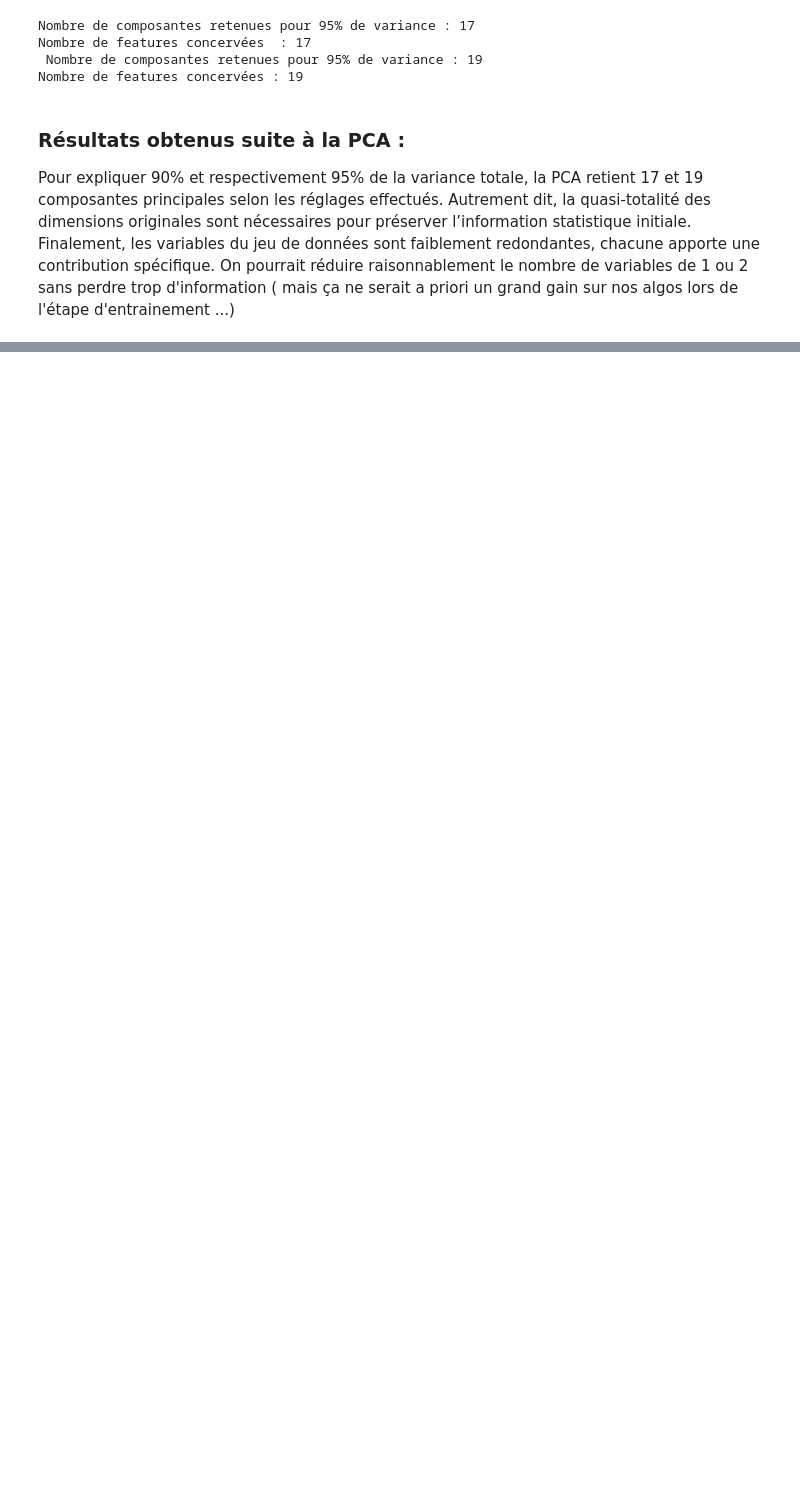
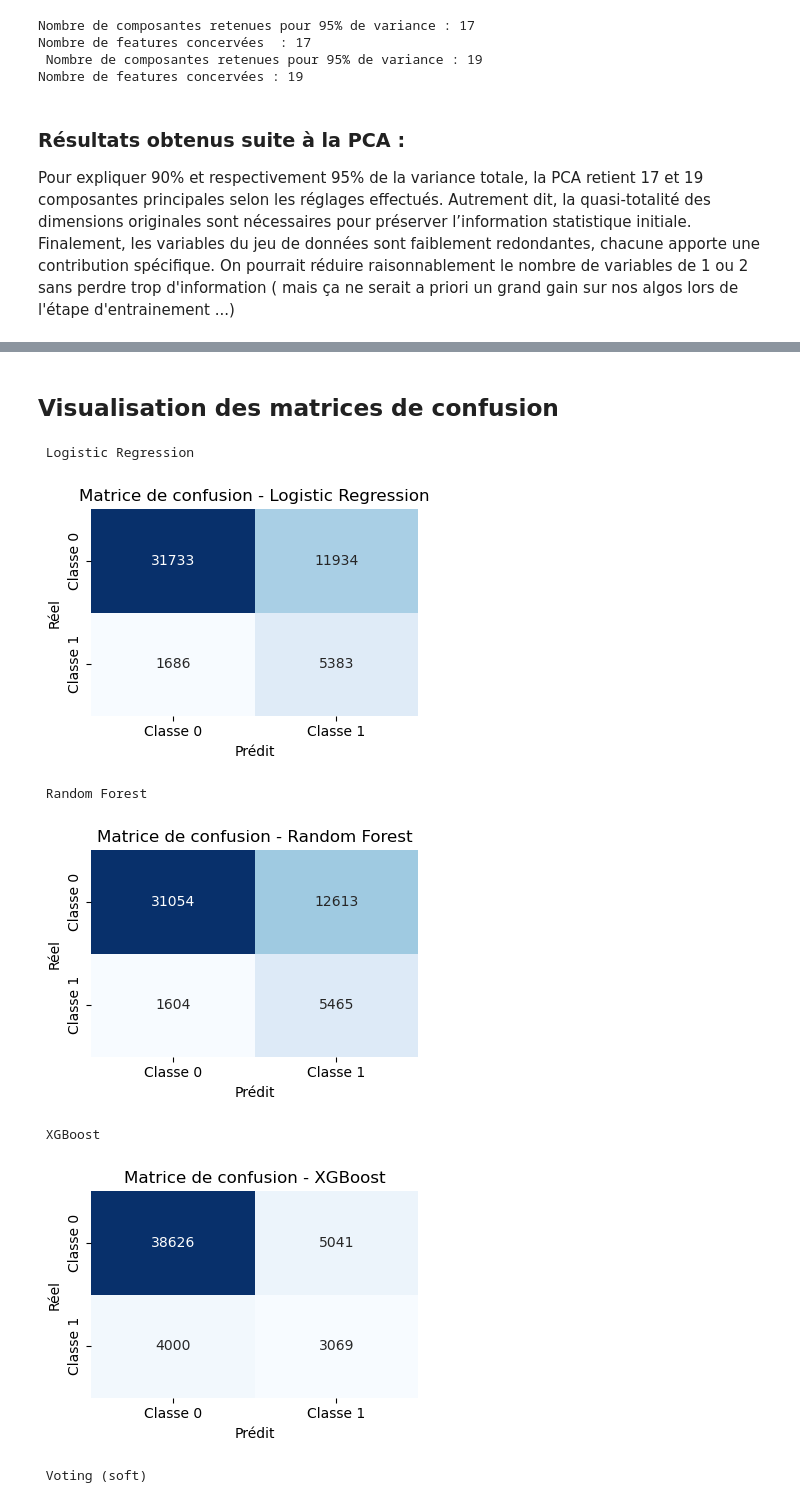
Before and after one commit to Ali322O/ML-project---Diabete-detection-, a Jupyter notebook: notebooks/diabetes.ipynb, the cells around one changed output, grey strips where cells are left out. Drawn from its saved outputs; the diff is of its cells as text; code cells hidden in the pictures; blank space fills up the shorter version.

```diff
--- a/notebooks/diabetes.ipynb
+++ b/notebooks/diabetes.ipynb
@@ -384,0 +157,7 @@ trop d'information ( mais ça ne serait a priori un grand gain sur nos algos lor
+# %%
+X_train, X_test, y_train, y_test = split_data(
+    df,
+    target_column="Diabetes_binary",
+    test_size=0.2,
+    apply_pca=False      # ou True si PCA
+)
@@ -384,0 +310,5 @@ trop d'information ( mais ça ne serait a priori un grand gain sur nos algos lor
+# %%
+# entrainement
+results_df, trained_models = train_and_evaluate_models(X_train, y_train, X_test, y_test, threshold=0.35)
+t = trained_models
+display(results_df)
@@ -384,0 +325,13 @@ trop d'information ( mais ça ne serait a priori un grand gain sur nos algos lor
+# %% [markdown]
+## Visualisation des matrices de confusion
+# %%
+# affichage des résultats : matrice de confusion
+confusion_matrix = evaluate_models(t, X_test, y_test)
+# %% [output]
+ Logistic Regression
+[figure, added]
+ Random Forest
+[figure, added]
+ XGBoost
+[figure, added]
+ Voting (soft)
```
Also changed, not shown: parts of 37 cells of this notebook, 1 other file.
